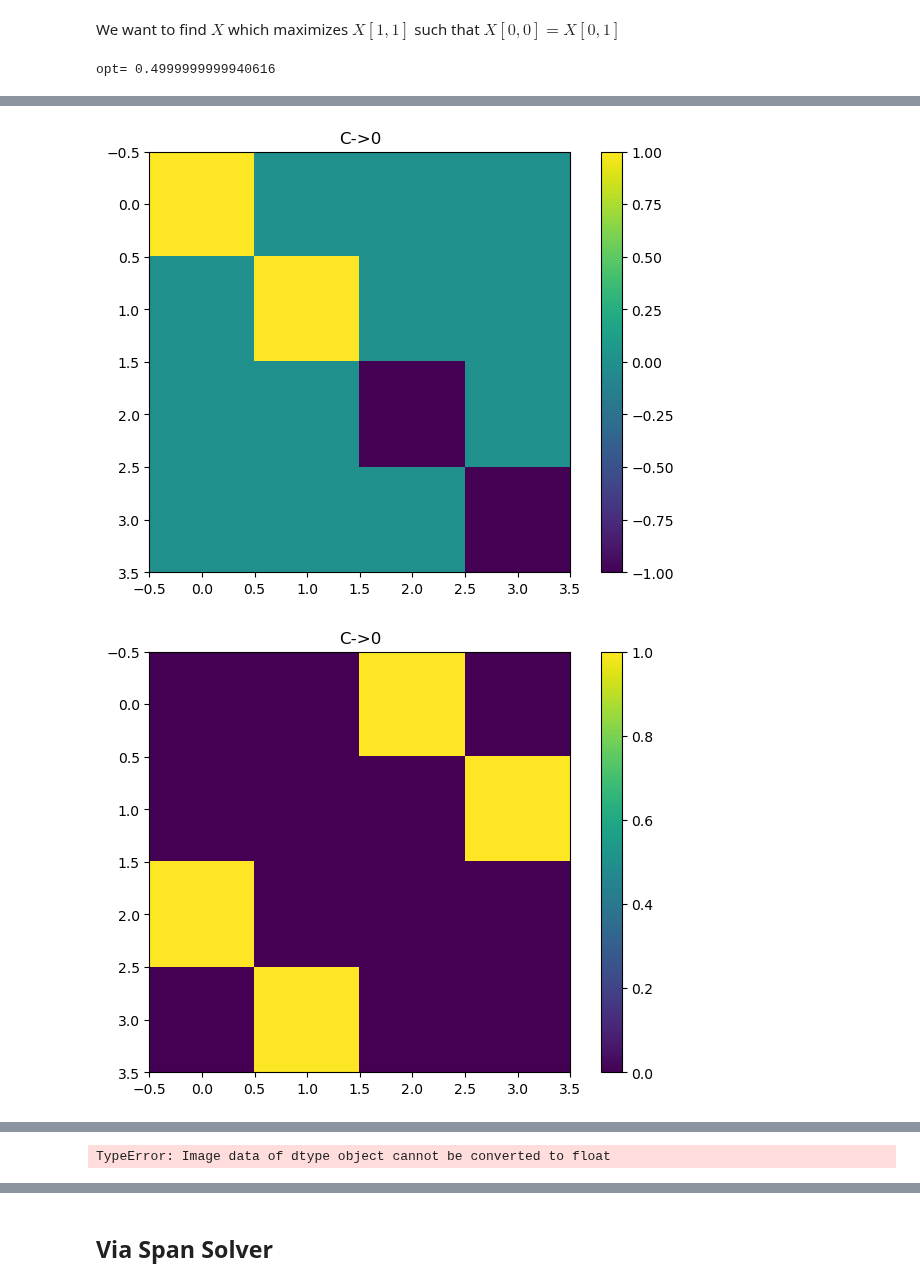
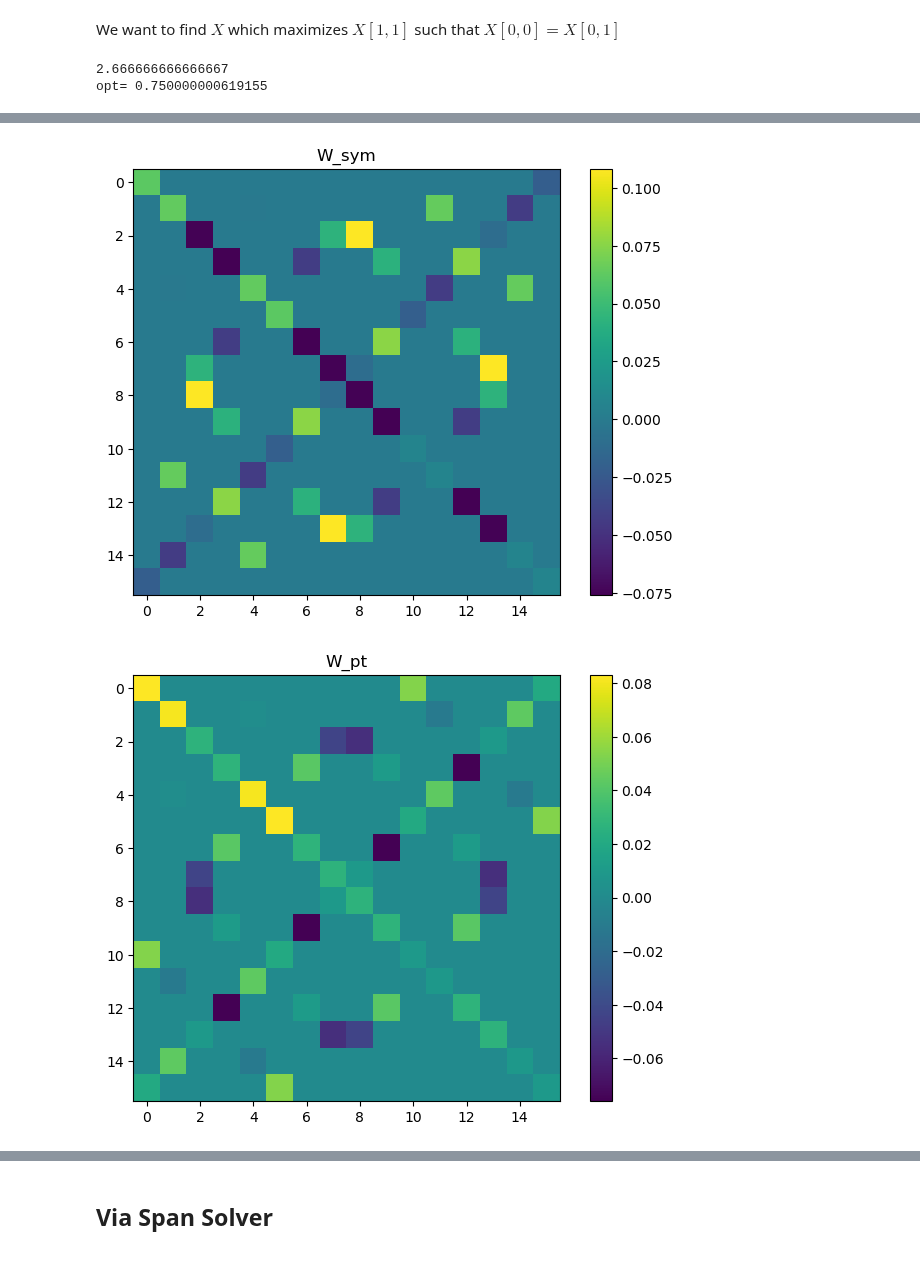
Before and after one commit to blake-holman/ED_Adversaries, a Jupyter notebook: sep.ipynb, the cells around one changed output, grey strips where cells are left out. Drawn from its saved outputs; the diff is of its cells as text; code cells hidden in the pictures.

Commit message:
sep dual working

```diff
--- a/sep.ipynb
+++ b/sep.ipynb
@@ -336,10 +327,11 @@ def sep_bound_ppt(obj_mat, constraint_mats, constants, rank):
     P = cp.Variable((size, size), PSD=True)
     swap = get_swap_mat(pairs)
     proj = symmetry_projection(pairs)
-    visualize(swap)
+    # visualize(swap)
     # visualize(swap - get_s)
     proj = symmetry_projection(pairs)
-    constraints = [cp.trace(P) == 1, proj @ P @ proj == P, partial_transpose(P) == P]
+    visualize(proj)
+    constraints = [cp.trace(P) == 1, swap @ P  == P, partial_transpose(P) == P]
 
     obj_mat = np.kron(obj_mat, np.eye(rank * init_size))
     constraint_mats = [
@@ -352,11 +344,52 @@ def sep_bound_ppt(obj_mat, constraint_mats, constants, rank):
             == constant * apply_partial_2(P, np.eye(init_size))
         ]
     opt_prob = cp.Problem(cp.Maximize(inner_mats(P, obj_mat)), constraints)
+    print('opt:', opt_prob.solve(solver="MOSEK", verbose=True))
+
+    return P.value
+def sep_bound_ppt_dual(obj_mat, constraint_mats, constants, rank):
+    n = obj_mat.shape[0]
+    labels = list(product(range(n), range(rank)))
+    pairs = list(product(labels, labels))
+    inv_pairs = {i: pair for i, pair in enumerate(pairs)}
+    init_size = len(labels)
+    size = len(pairs)
+    P = cp.Variable((size, size), PSD=True)
+    swap = get_swap_mat(pairs)
+    proj = symmetry_projection(pairs)
+    visualize(proj)
+    W_sym = cp.Variable((size, size), symmetric=True)
+    W_pt = cp.Variable((size, size), symmetric=True)
+    B = [cp.Variable((init_size, init_size)) for _ in constraint_mats]
+    W = W_sym + W_pt
+    constraints = [
+        W_sym + swap @  W_sym >> 0,
+        W_pt + partial_transpose(W_pt) >> 0
+    ]
+    t = cp.Variable()
+    big_obj = np.kron(obj_mat, np.eye(rank*init_size))
+    constraint_mats = [
+        np.kron(constraint_mat, np.eye(rank)) for constraint_mat in constraint_mats
+    ]
+    dual_first_mats = [
+        constants[i] * cp.kron(np.eye(init_size), B[i]) for i in range(len(constraint_mats))
+    ]
+    dual_second_mats = [
+        cp.kron(constraint_mats[i], B[i]) for i in range(len(constraint_mats))
+    ]
+    dual_first_mat = np.zeros_like(dual_first_mats[0])
+    for mat in dual_first_mats:
+        dual_first_mat = dual_first_mat + mat
+    dual_second_mat = np.zeros_like(dual_first_mats[0])
+    for mat in dual_second_mats:
+        dual_second_mat = dual_second_mat + mat
+    constraints += [
+        W==-big_obj + t*np.eye(size) + dual_first_mat - dual_second_mat
+    ]
+
+    opt_prob = cp.Problem(cp.Minimize(t), constraints)
     opt_prob.solve(solver="MOSEK", verbose=True)
-#     return P.value
-
-
-
+    return W_sym.value, W_pt.value, [b.value for b in B], t.value
 
 def gen_sdp(obj_mat, constr_mats, consts):
     X = cp.Variable(obj_mat.shape, PSD=True)
@@ -384,18 +417,24 @@ def gen_sdp(obj_mat, constr_mats, consts):
 
 obj_mat = np.array([[0, 0], [0, 1]])
 C1 = np.array([[1, 0],
-               [0, -1]])
+               [0, -1/3]])
 C2 = np.array([[0, 1],
                [1, 0]])
+print(cp.sum(cp.vstack([C1, C2])).value)
 # constr_mat = np.array([[1/3,   0],
 # [-1,1/2]])
 rank = 2
 X = gen_sdp(obj_mat, [C1, C2], [0, 0])
-P = sep_bound_ppt(obj_mat, [C1, C2], [0, 0], rank)
-visualize(X, title="X")
-visualize(P, title="P")
+# P = sep_bound_ppt(obj_mat, [C1, C2], [0, 0], rank)
+# P = sep_bound_ppt(obj_mat, [C1, C2], [0, 0], rank)
+W_sym, W_pt, B, t = sep_bound_ppt_dual(obj_mat, [C1, C2], [0, 0], rank)
+print('t', t)
+visualize(W_sym, title="W_sym")
+visualize(W_pt, title="W_pt")
+for b in B:
+    visualize(b, title="B")
 # print(obj_mat)
 # visualize(apply_partial_2(P, C1, NP=True))
-print(P)
 # %% [output]
-opt= 0.4999999999940616
+2.666666666666667
+opt= 0.750000000619155
@@ -404,2 +459,2 @@ dima= 4 4
-[figure, old version]
+[figure, new version]
-[figure, old version]
+[figure, new version]
@@ -424 +463,0 @@ dima= 4 4
-TypeError: Image data of dtype object cannot be converted to float
```
Also changed, not shown: parts of 5 cells of this notebook.
